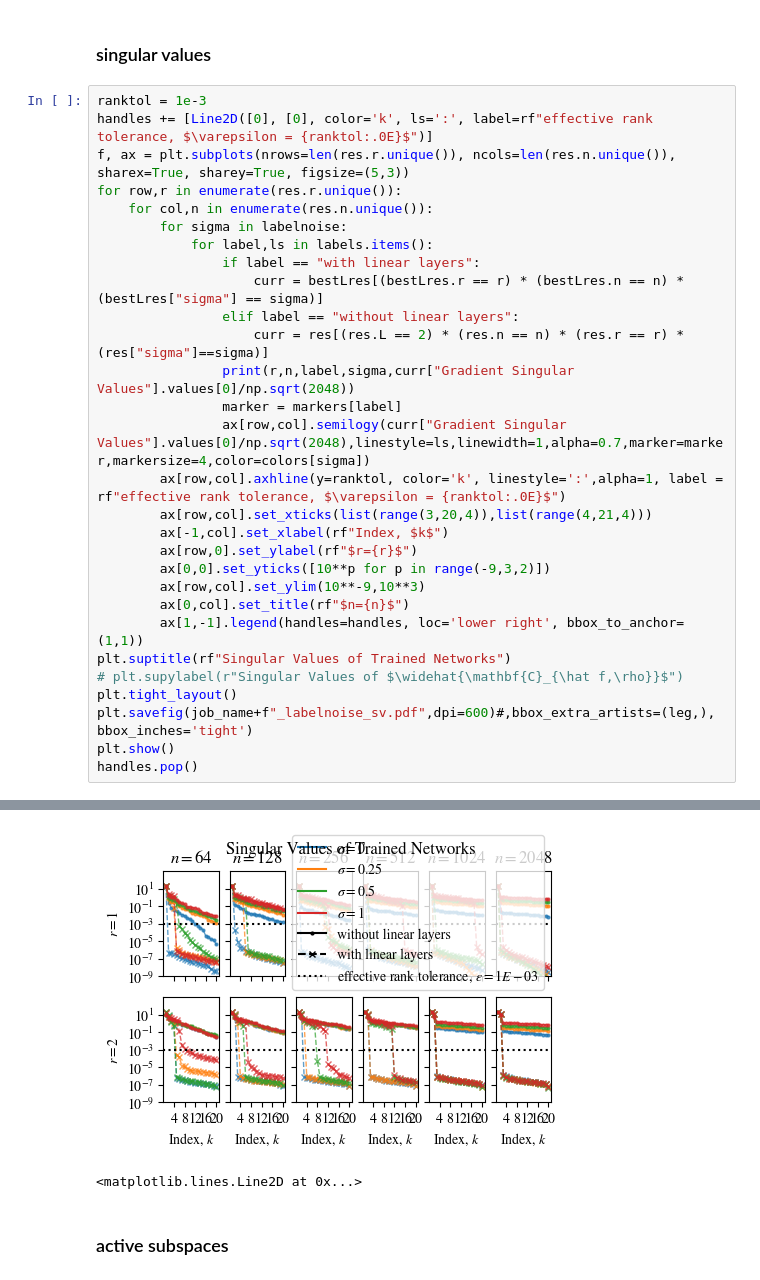
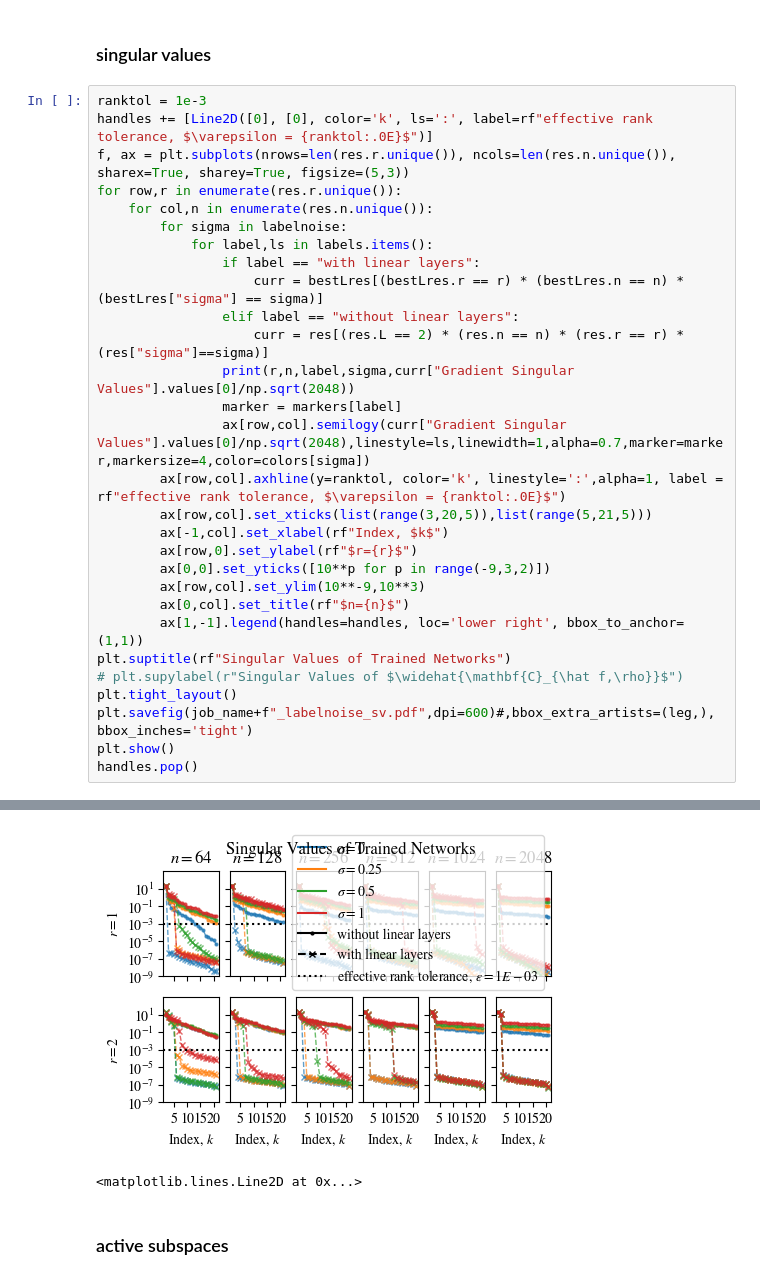
Before and after one commit to suzannastep/linear_layers_experiments, a Jupyter notebook: plotting_results.ipynb, the cells around one changed output, grey strips where cells are left out. Saved outputs shown, nothing was run; the diff lists cells and outputs as text.

```diff
--- a/plotting_results.ipynb
+++ b/plotting_results.ipynb
@@ -1033,38 +1033,38 @@ for row,r in enumerate(res.r.unique()):
                 marker = markers[label]
                 ax[row,col].semilogy(curr["Gradient Singular Values"].values[0]/np.sqrt(2048),linestyle=ls,linewidth=1,alpha=0.7,marker=marker,markersize=4,color=colors[sigma])
         ax[row,col].axhline(y=ranktol, color='k', linestyle=':',alpha=1, label = rf"effective rank tolerance, $\varepsilon = {ranktol:.0E}$")
-        ax[row,col].set_xticks(list(range(3,20,4)),list(range(4,21,4)))
+        ax[row,col].set_xticks(list(range(3,20,5)),list(range(5,21,5)))
         ax[-1,col].set_xlabel(rf"Index, $k$")
         ax[row,0].set_ylabel(rf"$r={r}$")
         ax[0,0].set_yticks([10**p for p in range(-9,3,2)])
         ax[row,col].set_ylim(10**-9,10**3)
         ax[0,col].set_title(rf"$n={n}$")
         ax[1,-1].legend(handles=handles, loc='lower right', bbox_to_anchor=(1,1))
 plt.suptitle(rf"Singular Values of Trained Networks")
 # plt.supylabel(r"Singular Values of $\widehat{\mathbf{C}_{\hat f,\rho}}$")
 plt.tight_layout()
 plt.savefig(job_name+f"_labelnoise_sv.pdf",dpi=600)#,bbox_extra_artists=(leg,), bbox_inches='tight')
 plt.show()
 handles.pop()
 # %% [output]
 1 64 without linear layers 0 [2.1397245e+01 2.4623194e-01 6.6962436e-02 3.9176639e-02 2.7920177e-02
  1.5365245e-02 1.0518795e-02 8.0341753e-03 4.3791332e-03 3.1833225e-03
  2.1691981e-03 8.1622944e-04 6.0989050e-04 3.3216338e-04 2.0764682e-04
  4.0767110e-05 3.2482581e-05 1.5382344e-05 1.3651791e-05 4.2678421e-06]
 1 64 with linear layers 0 [2.1651833e+01 4.5495841e-07 4.3235545e-07 3.7881804e-07 2.5418427e-07
  1.4147797e-07 1.1431381e-07 9.7022102e-08 6.9058231e-08 5.5914299e-08
  4.2176001e-08 4.0296865e-08 3.3009449e-08 2.4407010e-08 2.0390408e-08
  1.8080065e-08 1.3986010e-08 5.7821161e-09 4.2385491e-09 3.6096128e-09]
 1 64 without linear layers 0.25 [2.0923061e+01 4.7731623e-01 3.2848510e-01 2.7345777e-01 2.3200530e-01
  1.0044926e-01 6.4735465e-02 4.6735667e-02 4.1192871e-02 2.8033523e-02
  1.8110814e-02 1.4201344e-02 1.2294622e-02 8.5401023e-03 7.8599583e-03
  5.6151147e-03 2.6778979e-03 2.1586274e-03 1.7372636e-03 1.1288235e-03]
 ... (383 lines left out)
 2 2048 with linear layers 1 [2.2589958e+01 1.1976561e+01 1.1187392e-06 6.9034871e-07 4.9379429e-07
  4.7024054e-07 4.3852347e-07 3.5813150e-07 2.7739907e-07 2.6043270e-07
  2.3842017e-07 2.3080956e-07 2.0278675e-07 1.9094176e-07 1.7604285e-07
  1.5938434e-07 1.5180768e-07 1.4032631e-07 1.0793763e-07 4.8169522e-08]
-[figure, old version]
+[figure, new version]
 <matplotlib.lines.Line2D at 0x...>
 # %% [markdown]
 ### active subspaces
```
Also changed, not shown: 37 other files.
